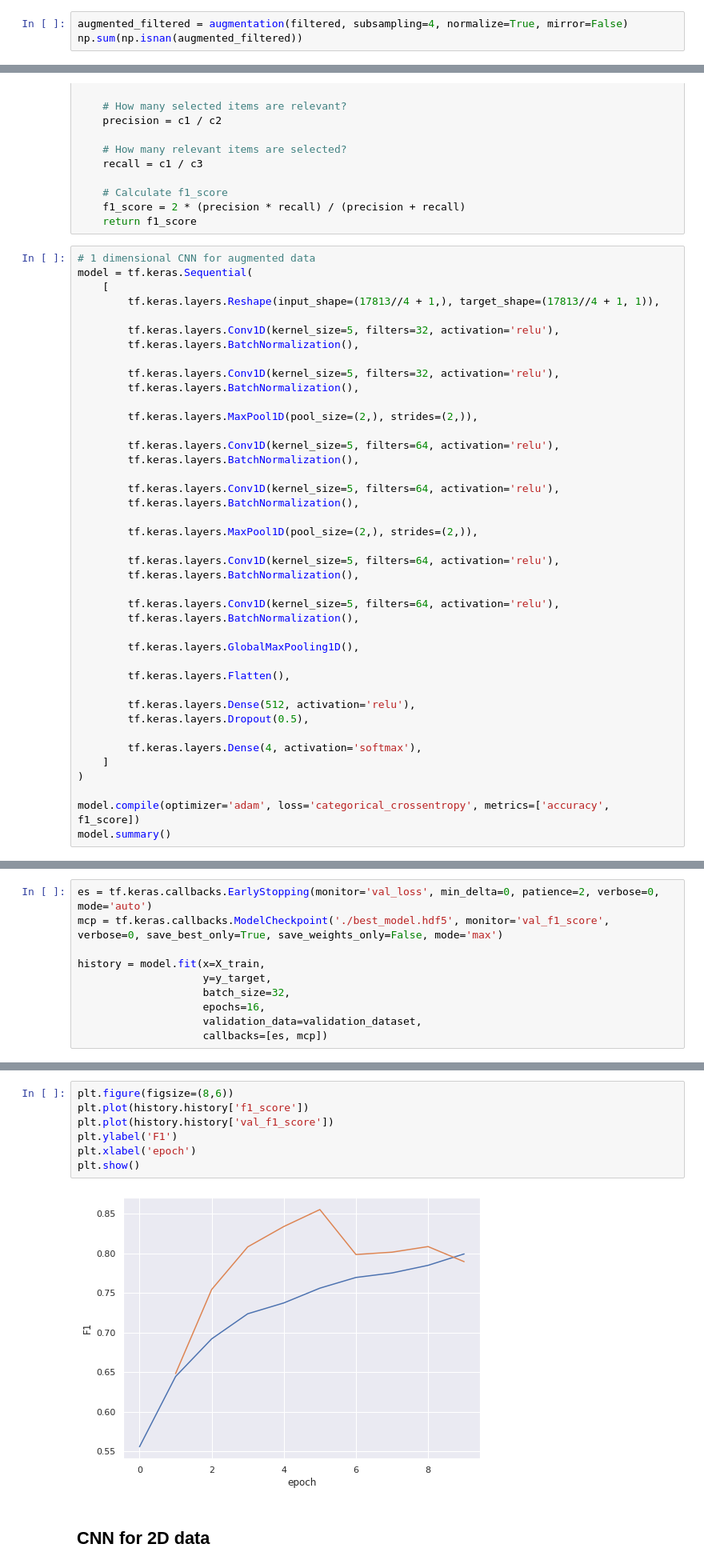
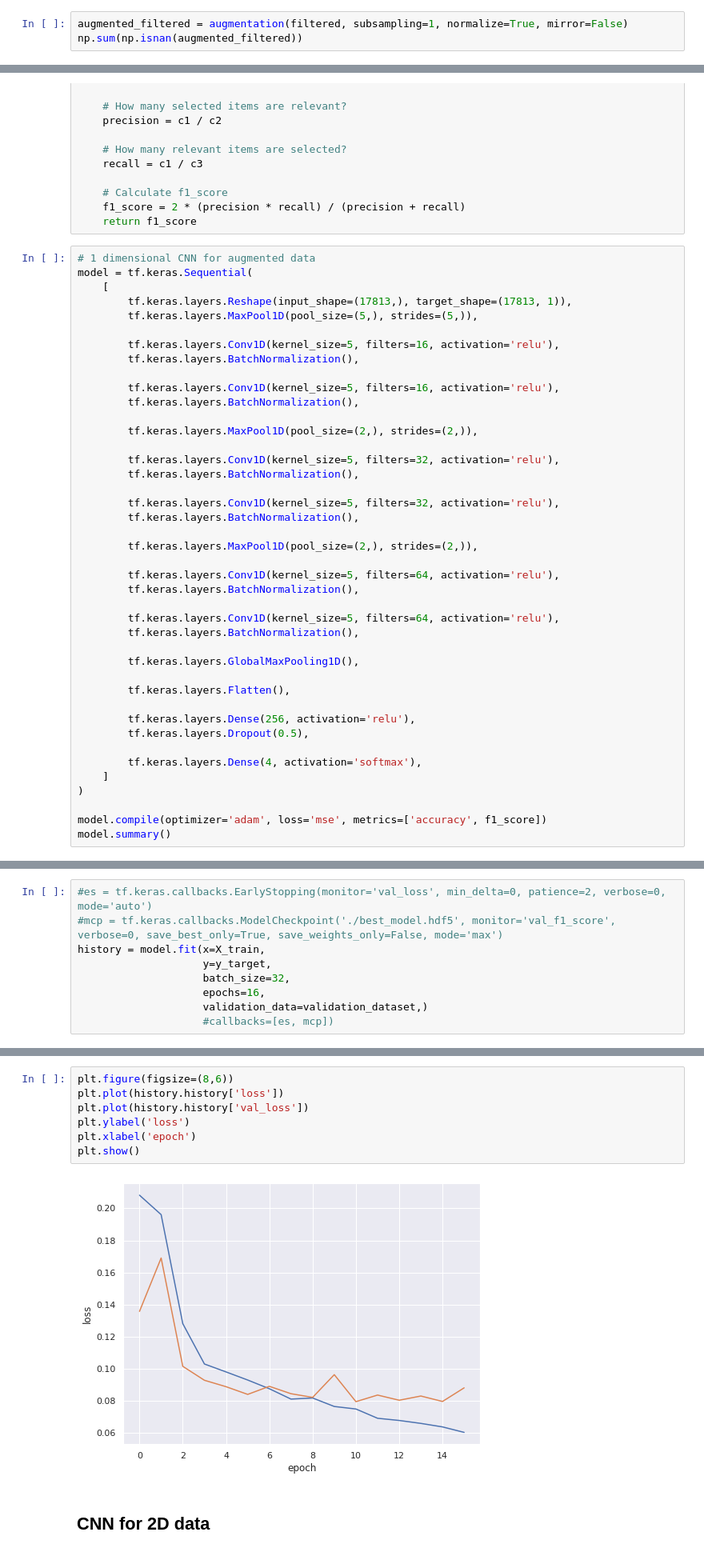
Before and after one commit to RoseYuan/ML, a Jupyter notebook: Task3/task3.ipynb, the cells around one changed output, grey strips where cells are left out. Shown at 80% size. Saved outputs shown, nothing was run; the diff lists cells and outputs as text.

```diff
--- a/Task3/task3.ipynb
+++ b/Task3/task3.ipynb
@@ -146,7 +161,7 @@ np.sum(np.isnan(filtered))
 # %% [output]
 44866481
 # %%
-augmented_filtered = augmentation(filtered, subsampling=4, normalize=True, mirror=False)
+augmented_filtered = augmentation(filtered, subsampling=1, normalize=True, mirror=False)
 np.sum(np.isnan(augmented_filtered))
 # %% [output]
 0
@@ -268,7 +360,16 @@ def f1_score(y_true, y_pred):
 # 1 dimensional CNN for augmented data
 model = tf.keras.Sequential(
     [
-        tf.keras.layers.Reshape(input_shape=(17813//4 + 1,), target_shape=(17813//4 + 1, 1)),
+        tf.keras.layers.Reshape(input_shape=(17813,), target_shape=(17813, 1)),
+        tf.keras.layers.MaxPool1D(pool_size=(5,), strides=(5,)),
+
+        tf.keras.layers.Conv1D(kernel_size=5, filters=16, activation='relu'),
+        tf.keras.layers.BatchNormalization(),
+
+        tf.keras.layers.Conv1D(kernel_size=5, filters=16, activation='relu'),
+        tf.keras.layers.BatchNormalization(),
+
+        tf.keras.layers.MaxPool1D(pool_size=(2,), strides=(2,)),
 
         tf.keras.layers.Conv1D(kernel_size=5, filters=32, activation='relu'),
         tf.keras.layers.BatchNormalization(),
@@ -284,25 +385,17 @@ model = tf.keras.Sequential(
         tf.keras.layers.Conv1D(kernel_size=5, filters=64, activation='relu'),
         tf.keras.layers.BatchNormalization(),
 
-        tf.keras.layers.MaxPool1D(pool_size=(2,), strides=(2,)),
-
-        tf.keras.layers.Conv1D(kernel_size=5, filters=64, activation='relu'),
-        tf.keras.layers.BatchNormalization(),
-
-        tf.keras.layers.Conv1D(kernel_size=5, filters=64, activation='relu'),
-        tf.keras.layers.BatchNormalization(),
-
         tf.keras.layers.GlobalMaxPooling1D(),
 
         tf.keras.layers.Flatten(),
 
-        tf.keras.layers.Dense(512, activation='relu'),
+        tf.keras.layers.Dense(256, activation='relu'),
         tf.keras.layers.Dropout(0.5),
 
         tf.keras.layers.Dense(4, activation='softmax'),
     ]
 )
 
-model.compile(optimizer='adam', loss='categorical_crossentropy', metrics=['accuracy', f1_score])
+model.compile(optimizer='adam', loss='mse', metrics=['accuracy', f1_score])
 model.summary()
 # %% [output]
@@ -345,11 +423,10 @@ y_target_all = tf.keras.utils.to_categorical(y_raw)
 # %%
-es = tf.keras.callbacks.EarlyStopping(monitor='val_loss', min_delta=0, patience=2, verbose=0, mode='auto')
-mcp = tf.keras.callbacks.ModelCheckpoint('./best_model.hdf5', monitor='val_f1_score', verbose=0, save_best_only=True, save_weights_only=False, mode='max')
-
+#es = tf.keras.callbacks.EarlyStopping(monitor='val_loss', min_delta=0, patience=2, verbose=0, mode='auto')
+#mcp = tf.keras.callbacks.ModelCheckpoint('./best_model.hdf5', monitor='val_f1_score', verbose=0, save_best_only=True, save_weights_only=False, mode='max')
 history = model.fit(x=X_train,
                     y=y_target,
                     batch_size=32,
                     epochs=16,
-                    validation_data=validation_dataset,
-                    callbacks=[es, mcp])
+                    validation_data=validation_dataset,)
+                    #callbacks=[es, mcp])
 # %% [output]
@@ -373,12 +450,12 @@ Epoch 8/16
 # %%
 plt.figure(figsize=(8,6))
-plt.plot(history.history['f1_score'])
-plt.plot(history.history['val_f1_score'])
-plt.ylabel('F1')
+plt.plot(history.history['loss'])
+plt.plot(history.history['val_loss'])
+plt.ylabel('loss')
 plt.xlabel('epoch')
 plt.show()
 # %% [output]
-[figure, old version]
+[figure, new version]
 # %% [markdown]
 ## CNN for 2D data
 # %%
```
Also changed, not shown: parts of 21 cells of this notebook.
